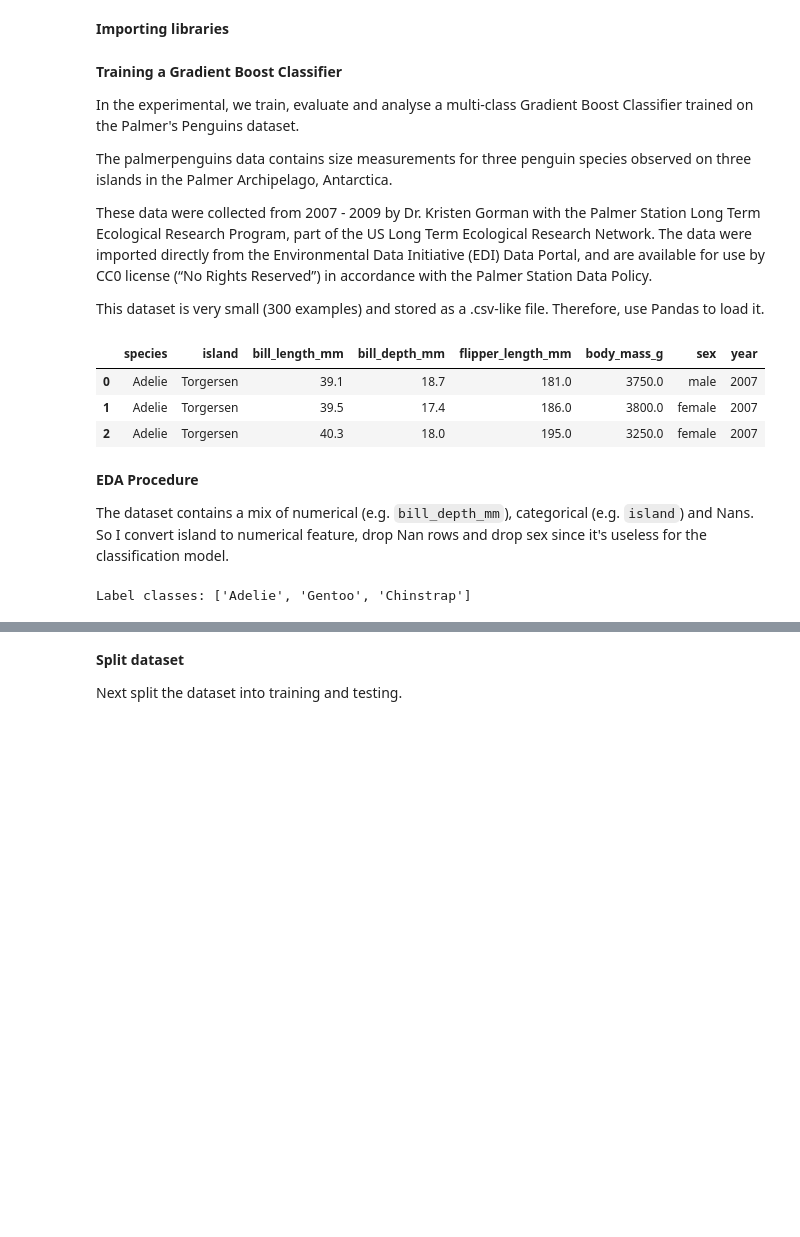
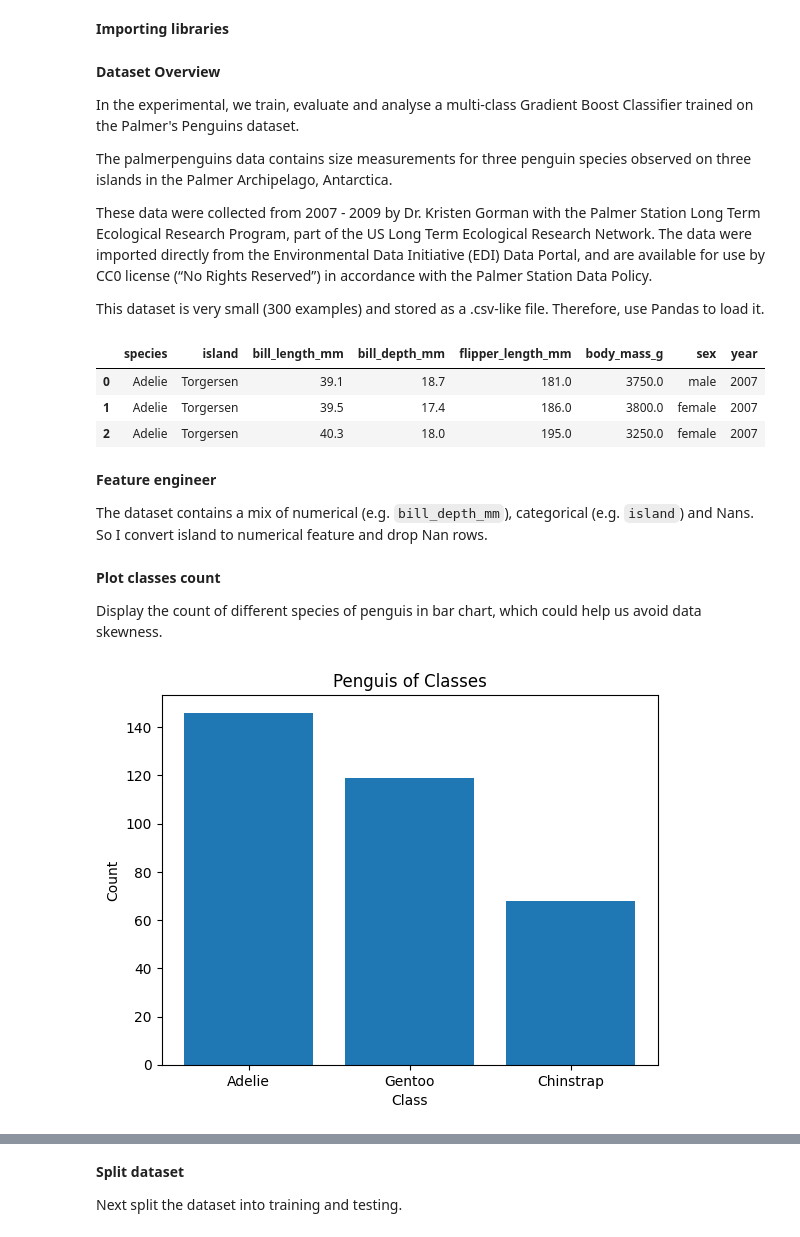
Before and after one commit to fsx950223/penguins_sklearn, a Jupyter notebook: week7.ipynb, the cells around one changed output, grey strips where cells are left out. Cells and saved outputs as stored; diff of their text form; code cells hidden in the pictures; blank space fills up the shorter version.

```diff
--- a/week7.ipynb
+++ b/week7.ipynb
@@ -31,5 +26,5 @@ from sklearn.ensemble import GradientBoostingClassifier
 # %% [markdown]
-**Training a Gradient Boost Classifier**
+**Dataset Overview**
 
 In the experimental, we train, evaluate and analyse a multi-class Gradient Boost Classifier trained on the Palmer's Penguins dataset.
 
@@ -47,21 +42,29 @@ dataset_df.head(3)
 | 1 | Adelie | Torgersen | 39.5 | 17.4 | 186.0 | 3800.0 | female | 2007 |
 | 2 | Adelie | Torgersen | 40.3 | 18.0 | 195.0 | 3250.0 | female | 2007 |
 # %% [markdown]
-**EDA Procedure**
+**Feature engineer**
 
 The dataset contains a mix of numerical (e.g. `bill_depth_mm`), categorical
-(e.g. `island`) and Nans. So I convert island to numerical feature, drop Nan rows and drop sex since it's useless for the classification model.
+(e.g. `island`) and Nans. So I convert island to numerical feature and drop Nan rows.
 # %%
 label = "species"
 dataset_df = dataset_df.dropna()
 classes = dataset_df[label].unique().tolist()
 islands = dataset_df['island'].unique().tolist()
-print(f"Label classes: {classes}")
-
+sexes = dataset_df['sex'].unique().tolist()
 dataset_df[label] = dataset_df[label].map(classes.index)
 dataset_df['island'] = dataset_df['island'].map(islands.index)
-
-X = dataset_df.drop(columns=[label, 'sex'])
-y = dataset_df[label]
+dataset_df['sex'] = dataset_df['sex'].map(sexes.index)
-# %% [output]
-Label classes: ['Adelie', 'Gentoo', 'Chinstrap']
+# %% [markdown]
+**Plot classes count**
+
+Display the count of different species of penguis in bar chart, which could help us avoid data skewness.
+# %%
+class_counts = dataset_df[label].value_counts()
+plt.bar(classes, class_counts.values)
+plt.xlabel('Class')
+plt.ylabel('Count')
+plt.title('Penguis of Classes')
+plt.show()
+# %% [output]
+[figure, added]
```
Also changed, not shown: parts of 10 cells of this notebook.
